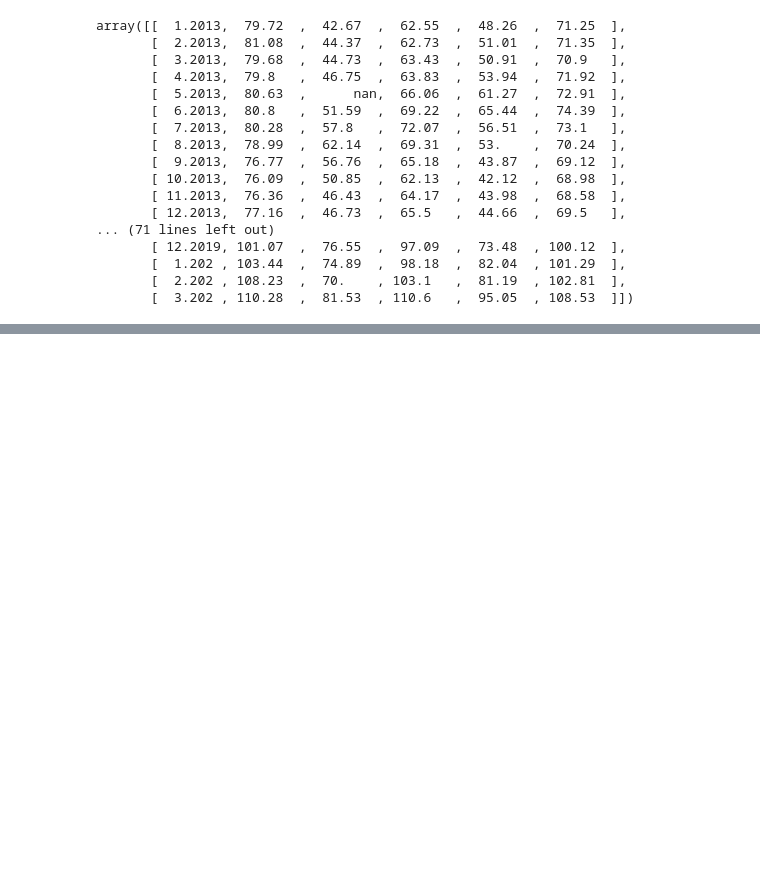
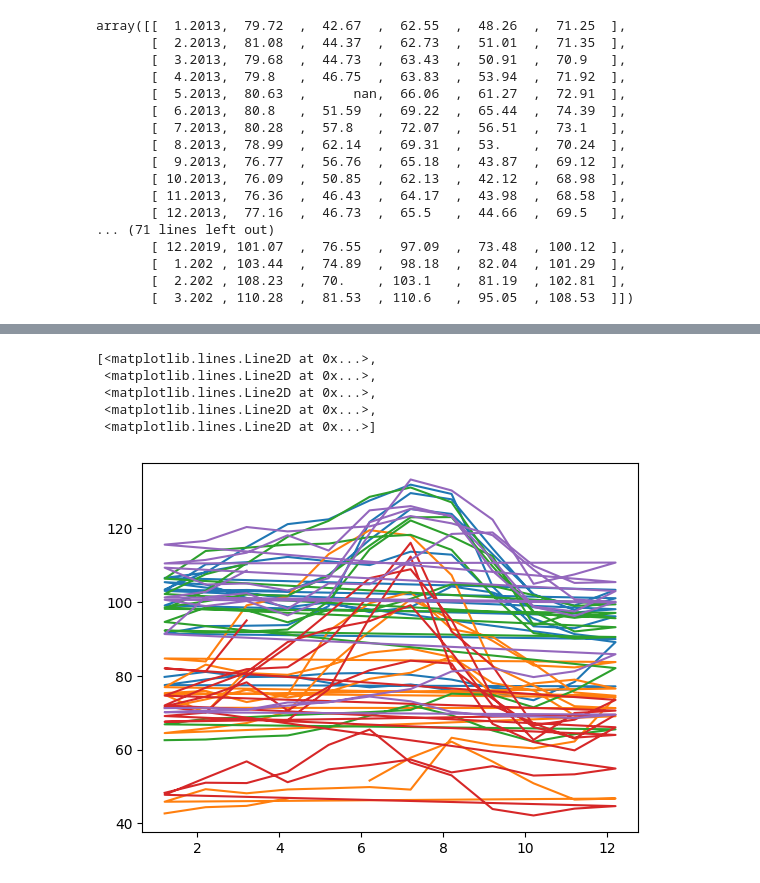
Before and after one commit to cataiap/Portafolio, a Jupyter notebook: Numpy.ipynb, the cells around one changed output, grey strips where cells are left out. Cells and saved outputs as stored; diff of their text form; code cells hidden in the pictures; blank space fills up the shorter version.

```diff
--- a/Numpy.ipynb
+++ b/Numpy.ipynb
@@ -104,0 +107,4 @@ datos_transpuestos = datos.T
+# %%
+fechas = datos_transpuestos[:,0]
+# para filas para añadir todas coloco :
+fechas
@@ -104,0 +125,4 @@ datos_transpuestos = datos.T
+# %%
+precios = datos_transpuestos[:,1:]
+#Desde la primera columna hasta la ultima
+precios
@@ -104,0 +147,11 @@ datos_transpuestos = datos.T
+# %%
+import matplotlib.pyplot as plt
+plt.plot(fechas, precios)
+#Este grafico no representa bien nuestro conjunto de datos ya que toma los meses como decimales
+# %% [output]
+[<matplotlib.lines.Line2D at 0x...>,
+ <matplotlib.lines.Line2D at 0x...>,
+ <matplotlib.lines.Line2D at 0x...>,
+ <matplotlib.lines.Line2D at 0x...>,
+ <matplotlib.lines.Line2D at 0x...>]
+[figure, added]
```
Also changed, not shown: parts of 16 cells of this notebook.
